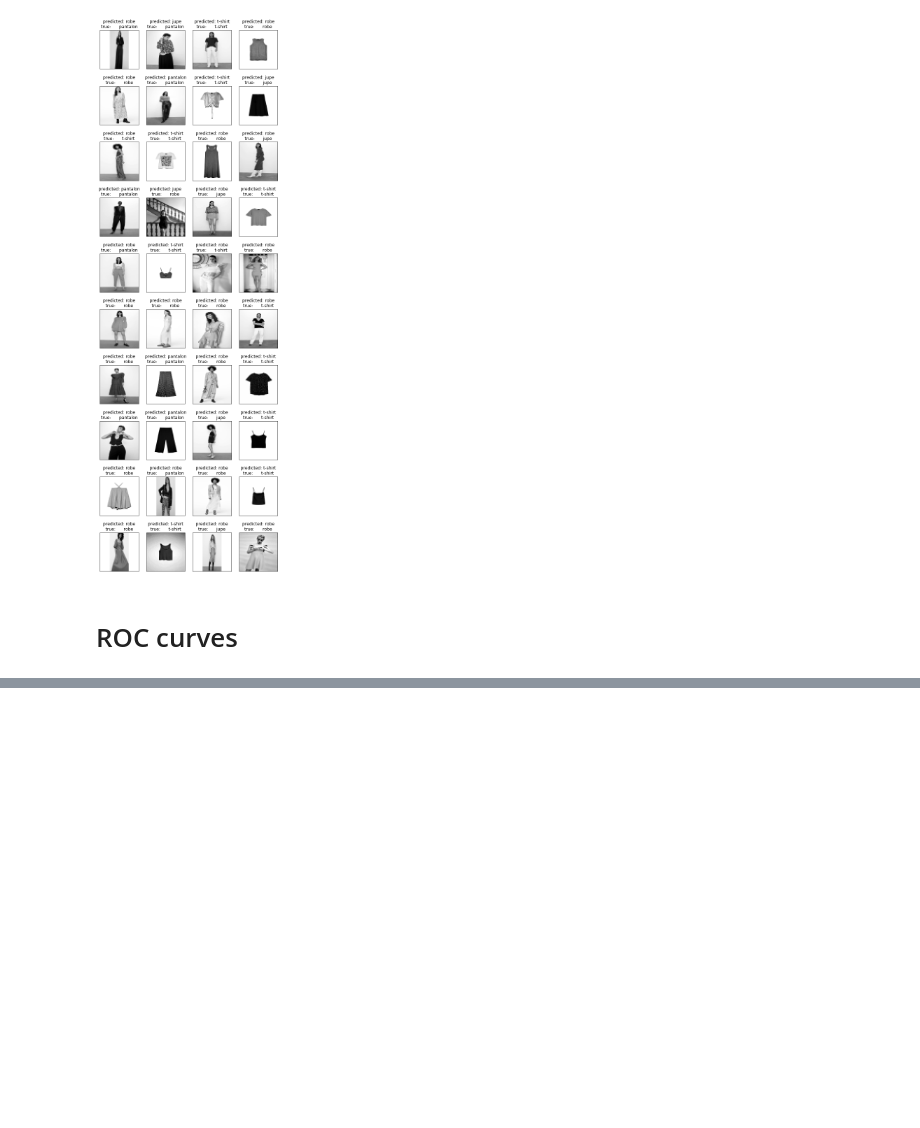
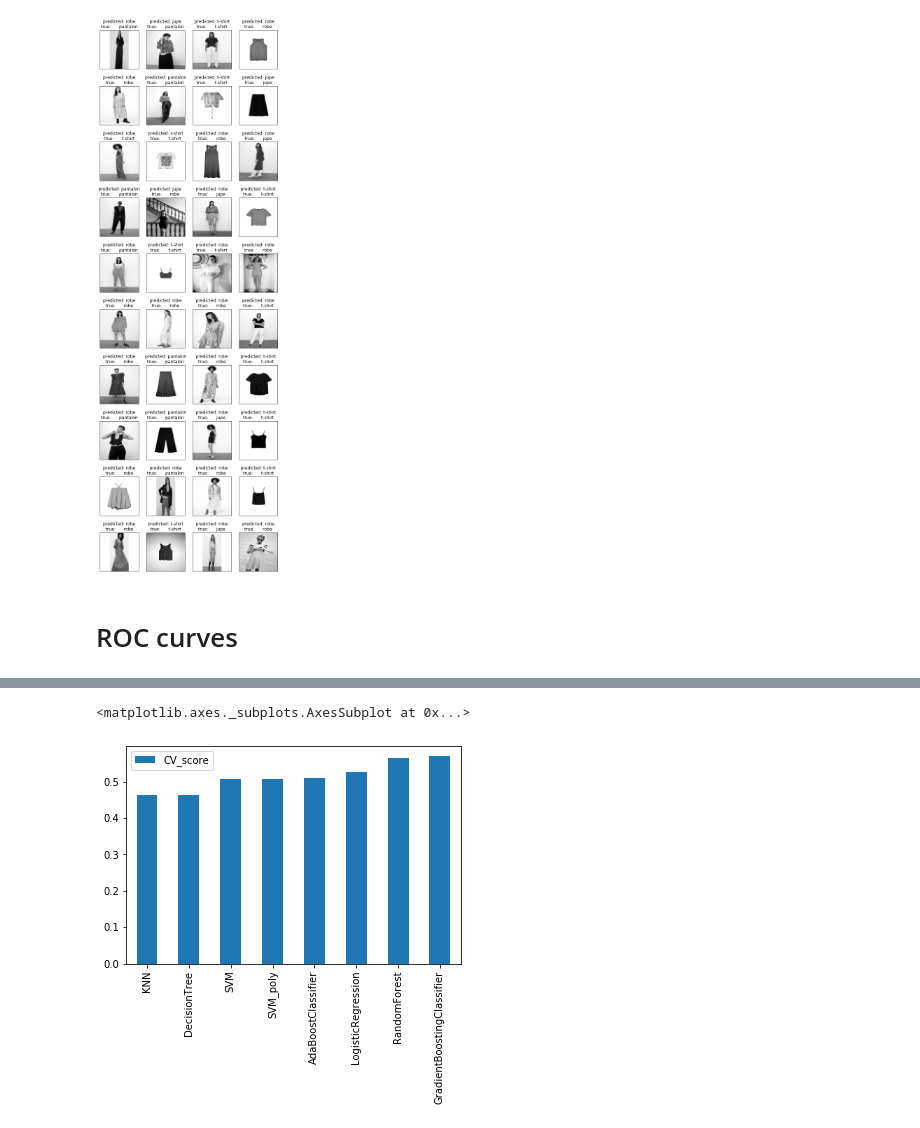
Before and after one commit to Projet-ML-groupe-4/Projet_Classification_ZARA, a Jupyter notebook: Model.ipynb, the cells around one changed output, grey strips where cells are left out. Cells and saved outputs as stored; diff of their text form; code cells hidden in the pictures; blank space fills up the shorter version.

```diff
--- a/Model.ipynb
+++ b/Model.ipynb
@@ -607,0 +745,39 @@ AUC for Class 3: 0.9102704678362573
+# %%
+random_state=0
+models={'SVM':SVC(random_state=random_state),
+        'SVM_poly':SVC(random_state=random_state),
+        'LogisticRegression':LogisticRegression(random_state=random_state),
+    'DecisionTree':DecisionTreeClassifier(random_state=random_state),
+    'RandomForest':RandomForestClassifier(random_state=random_state),
+    'KNN':KNeighborsClassifier(),
+    'AdaBoostClassifier': AdaBoostClassifier(random_state=random_state),
+    'GradientBoostingClassifier': GradientBoostingClassifier(random_state=random_state)
+
+}
+
+NaibeBayesian_models= {'GaussianBayesian':GaussianNB(),
+                'CNbayesian':ComplementNB(),
+                'BernouiiliBayesian':BernoulliNB(),
+                'MultinomialBayesian':MultinomialNB()}
+
+tuned_params={ 'SVM':  {'C': np.logspace(-2,2,30), 'gamma': np.logspace(-3,3,50), 'kernel': ['rbf']},
+    'SVM_poly': {'C': np.logspace(-2,2,30), 'degree': list(range(1,6)) , 'kernel': ['poly']},
+    'LogisticRegression': {"C":np.logspace(-3,3,7),"penalty":["l1","l2"]},
+    'DecisionTree':{'max_leaf_nodes': list(range(2, 100)), 'min_samples_split': [2, 3, 4], 'max_depth':range(3,20) },
+    'RandomForest':{'n_estimators' : list(range(10,101,10)),  'max_features': ['auto', 'sqrt'],  'max_depth': [10, 20, 30, 40, 50, 60, 70, 80, 90, 100, None],
+    "min_samples_split" : [2,4,8], "bootstrap": [True, False], 'min_samples_leaf': [1, 2, 4] },
+    'KNN':{'n_neighbors': range(1,8),'weights':['uniform','distance'],'metric':['minkowski','euclidean', 'manhattan']},
+    'AdaBoostClassifier': {'n_estimators': [50,100]},
+    'GradientBoostingClassifier': {'n_estimators': [50, 100], 'learning_rate': [0.1,0.5]}
+}
+# %%
+from sklearn.model_selection import KFold, StratifiedKFold
+results_gf={}
+scoring    = "accuracy"
+# 10-fold cross validation
+for name, model in models.items():
+    kfold = KFold(n_splits=10, random_state=0)
+    cv_results = cross_val_score(model, rescaled_gf_train , gf_y_train, cv=kfold, verbose=10, scoring=scoring)
+    results_gf[name]=np.mean(cv_results)
+    msg = "%s: %f (%f)" % (name, cv_results.mean(), cv_results.std())
+    print(msg)
@@ -607,0 +805,3 @@ AUC for Class 3: 0.9102704678362573
+# %%
+df_results_gf=pd.DataFrame.from_dict(results_gf, orient='index', columns=['CV_score'])
+df_results_gf
@@ -607,0 +818,5 @@ AUC for Class 3: 0.9102704678362573
+# %%
+df_results_gf.sort_values(by=['CV_score']).plot.bar(rot=90)
+# %% [output]
+<matplotlib.axes._subplots.AxesSubplot at 0x...>
+[figure, added]
```
Also changed, not shown: parts of 35 cells of this notebook.
